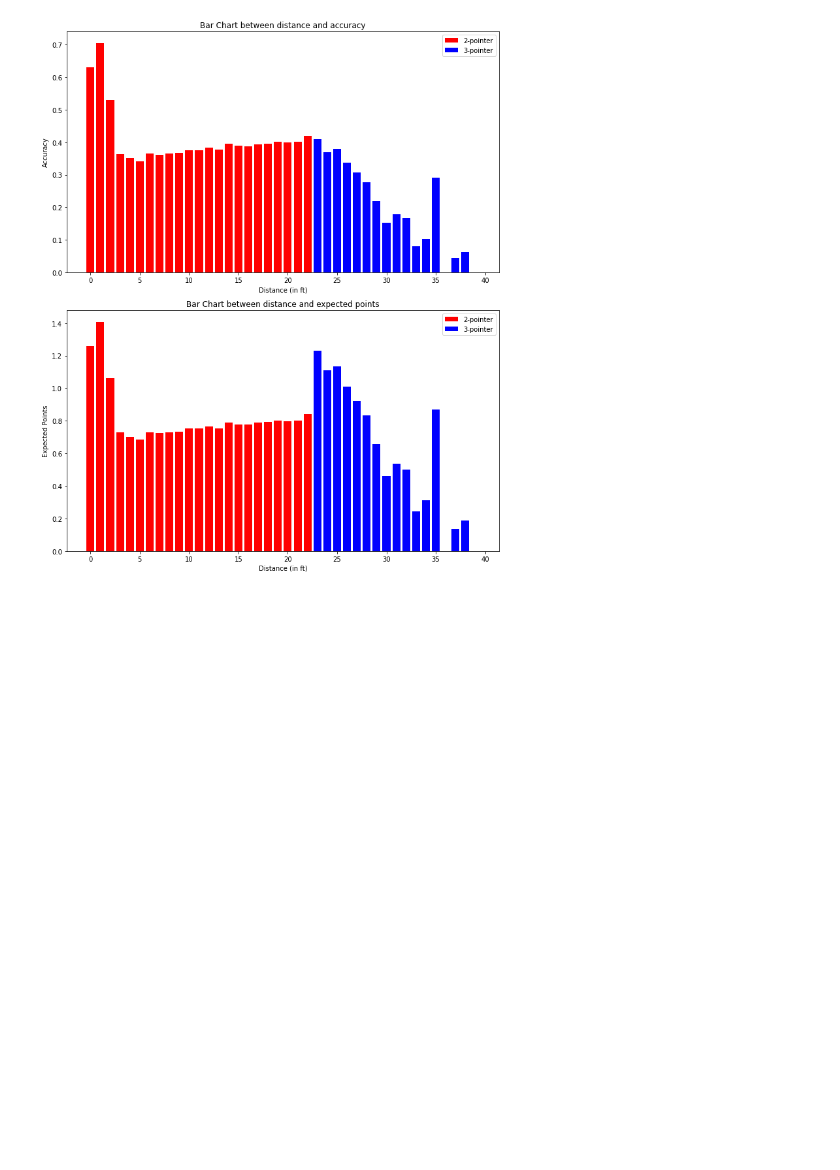
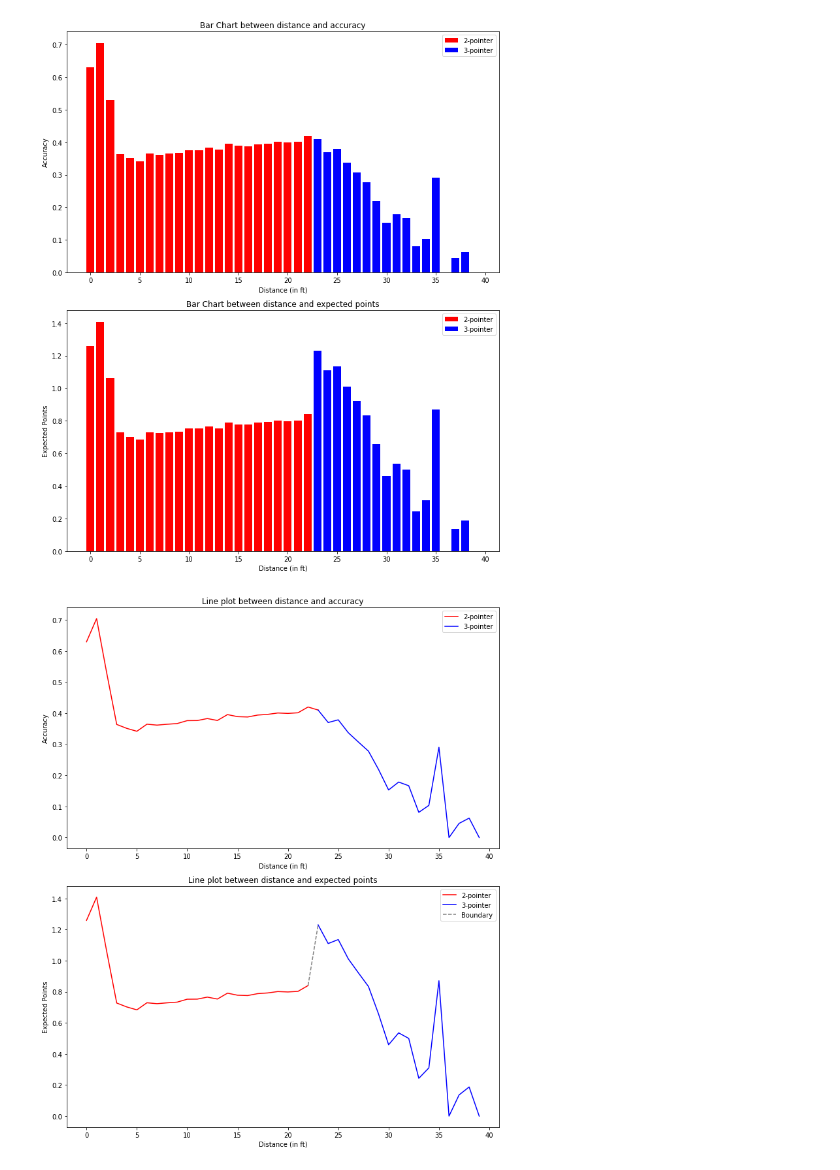
Before and after one commit to ensonsoo00/nba_shot_analysis, a Jupyter notebook: notebooks/exp_points.ipynb, the cells around one changed output. Drawn from its saved outputs; the diff is of its cells as text; code cells hidden in the pictures; blank space fills up the shorter version.

```diff
--- a/notebooks/exp_points.ipynb
+++ b/notebooks/exp_points.ipynb
@@ -89,3 +112,26 @@ plt.tight_layout()
 plt.show()
 # %% [output]
 [figure]
+# %%
+fig, ax = plt.subplots(2,1, figsize=(10,12))
+
+ax[0].plot(point_df2000[(point_df2000["points"]==2) | (point_df2000["distance"]==23)]["distance"],
+           point_df2000[(point_df2000["points"]==2) | (point_df2000["distance"]==23)]["outcome"], color = "red")
+ax[0].plot(point_df2000[point_df2000["points"]==3]["distance"], point_df2000[point_df2000["points"]==3]["outcome"], color = "blue")
+ax[0].legend(labels=["2-pointer", "3-pointer"])
+ax[0].set_xlabel("Distance (in ft)")
+ax[0].set_ylabel("Accuracy")
+ax[0].set_title("Line plot between distance and accuracy")
+
+ax[1].plot(point_df2000[point_df2000["points"]==2]["distance"], point_df2000[point_df2000["points"]==2]["exp_points"], color = "red")
+ax[1].plot(point_df2000[point_df2000["points"]==3]["distance"], point_df2000[point_df2000["points"]==3]["exp_points"], color = "blue")
+ax[1].plot(point_df2000[point_df2000["distance"].isin([22, 23])]["distance"], point_df2000[point_df2000["distance"].isin([22, 23])]["exp_points"], color = "gray", linestyle="dashed")
+ax[1].legend(labels=["2-pointer", "3-pointer", "Boundary"])
+ax[1].set_xlabel("Distance (in ft)")
+ax[1].set_ylabel("Expected Points")
+ax[1].set_title("Line plot between distance and expected points")
+
+plt.tight_layout()
+plt.show()
+# %% [output]
+[figure, added]
```
Also changed, not shown: parts of 1 cell of this notebook, 2 other files.
